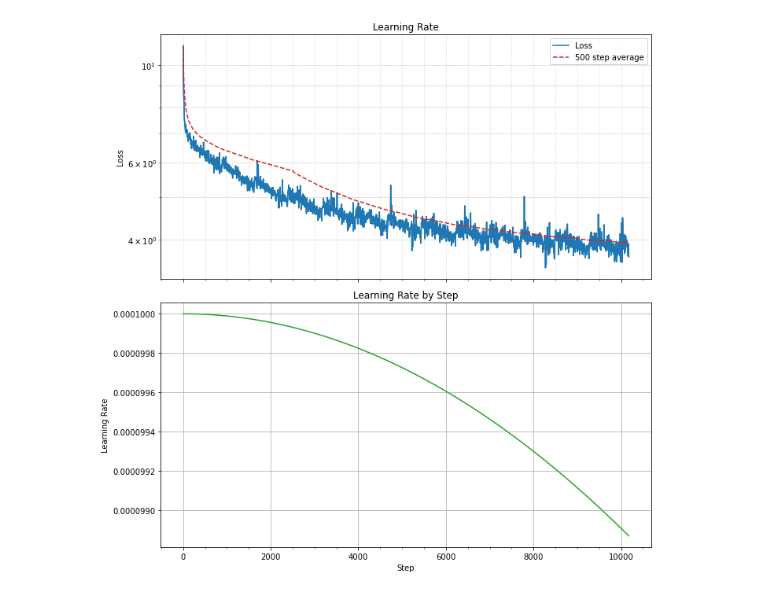
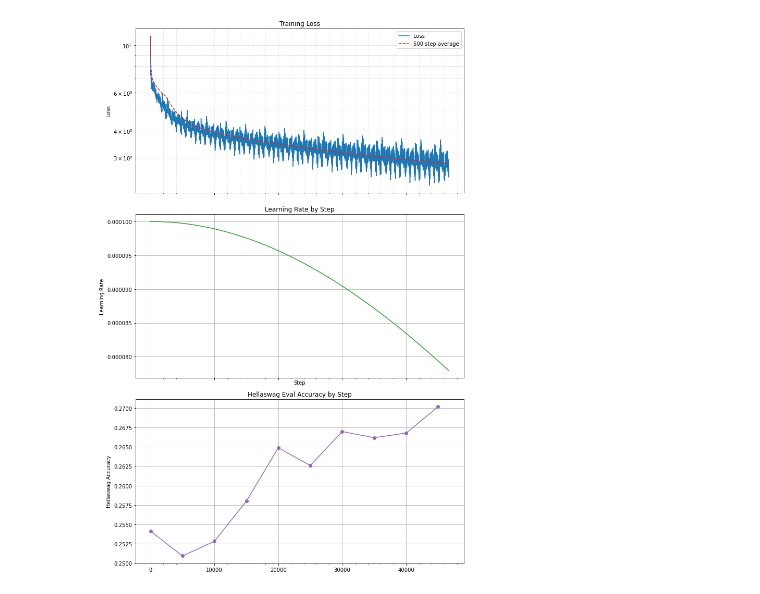
Before and after one commit to feljost/fgpt, a Jupyter notebook: visualize.ipynb, the cells around one changed output. Drawn from its saved outputs; the diff is of its cells as text; code cells hidden in the pictures.

Commit message:
training to 45k steps

```diff
--- a/visualize.ipynb
+++ b/visualize.ipynb
@@ -7,9 +7,13 @@ import matplotlib.ticker as mticker
 import pandas as pd
 
 # Load the contents
-with open("train_metrics_20250830_1615.jsonl", "r") as f:
+with open("train_metrics_20250901_1702.jsonl", "r") as f:
     train_metrics = [json.loads(line) for line in f]
 
 # Load the contents
-with open("hellaswag_eval_20250830_1615.jsonl", "r") as f:
+with open("hellaswag_eval_20250901_1702.jsonl", "r") as f:
     hellaswag = [json.loads(line) for line in f]
+
+df_metrics = pd.DataFrame(train_metrics)
+df_metrics = df_metrics.merge(pd.DataFrame(hellaswag), on="step", how="left")
+df_metrics
@@ -49,40 +34,38 @@ df_metrics
 # %%
-fig, (ax1, ax2) = plt.subplots(2, 1, figsize=(10, 10), sharex=True)
+fig, (ax1, ax2, ax3) = plt.subplots(3, 1, figsize=(10, 15), sharex=True)
 
 # Add a smoothed loss column using rolling mean
 df_metrics['loss_smooth'] = df_metrics['loss'].rolling(window=500, min_periods=1).mean()
 
 # Plot the smoothed loss line
-# Plot the smoothed loss line above the loss
-line_loss = ax1.plot(df_metrics['step'], df_metrics['loss'], color='tab:blue', label='Loss')
-line_smooth = ax1.plot(df_metrics['step'], df_metrics['loss_smooth'], color='tab:red', linestyle='--', label='500 step average', zorder=3)
+ax1.plot(df_metrics['step'], df_metrics['loss'], color='tab:blue', label='Loss')
+ax1.plot(df_metrics['step'], df_metrics['loss_smooth'], color='tab:red', linestyle='--', label='500 step average', zorder=3)
 ax1.legend()
 ax1.yaxis.grid(True, which='both', linestyle='--', linewidth=0.5)
 ax1.xaxis.set_major_locator(mticker.AutoLocator())
 ax1.xaxis.set_minor_locator(mticker.AutoMinorLocator())
 ax1.xaxis.grid(True, which='both', linestyle=':', linewidth=0.5)
-# ax1.set_ylim(0, 6)
-ax1.set_yscale('log')  # Set y-axis to logarithmic scale for better visibility
-
-
-
-# Plot Loss
-ax1.plot(df_metrics['step'], df_metrics['loss'], color='tab:blue', label='Loss')
+ax1.set_yscale('log')
 ax1.set_ylabel('Loss')
 ax1.set_title('Training Loss')
 ax1.grid(True)
 
 # Plot Learning Rate
-
-ax1.set_title('Learning Rate')
 ax2.plot(df_metrics['step'], df_metrics['lr'], color='tab:green')
 ax2.set_xlabel('Step')
 ax2.set_ylabel('Learning Rate')
 ax2.set_title('Learning Rate by Step')
 ax2.grid(True)
-# ax2.yaxis.set_major_formatter(mticker.FormatStrFormatter('%.0e'))
+
+# Plot Hellaswag eval metric
+hellaswag_steps = [d['step'] for d in hellaswag]
+hellaswag_acc = [d['hellaswag_acc'] for d in hellaswag]
+ax3.plot(hellaswag_steps, hellaswag_acc, marker='o', color='tab:purple')
+ax3.set_ylabel('Hellaswag Accuracy')
+ax3.set_title('Hellaswag Eval Accuracy by Step')
+ax3.grid(True)
 
 plt.tight_layout()
 plt.show()
 # %% [output]
-[figure, old version]
+[figure, new version]
```
Also changed, not shown: parts of 3 cells of this notebook, 4 other files.
